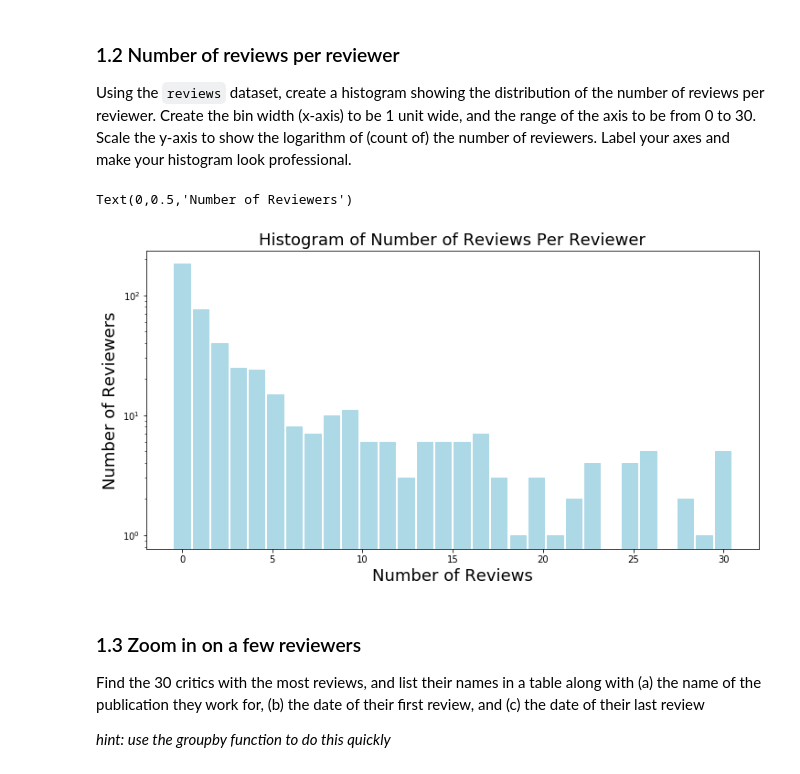
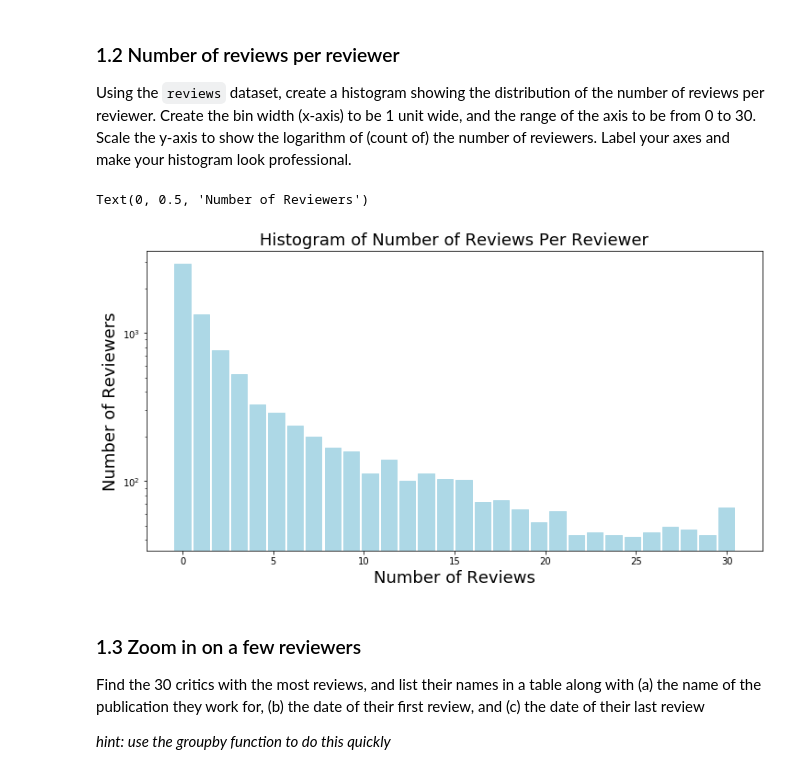
Before and after one commit to codebotx/Movie-rating-prediction, a Jupyter notebook: Movie Rating Prediction Using Naive Bayes.ipynb, the cells around one changed output. Saved outputs shown, nothing was run; the diff lists cells and outputs as text; code cells hidden in the pictures.

```diff
--- a/Movie Rating Prediction Using Naive Bayes.ipynb
+++ b/Movie Rating Prediction Using Naive Bayes.ipynb
@@ -79,17 +79,17 @@ It is worth noting that the number of _unique_ quotes are different from the _to
 Using the `reviews` dataset, create a histogram showing the distribution of the number of reviews per reviewer.  Create the bin width (x-axis) to be 1 unit wide, and the range of the axis to be from 0 to 30.  Scale the y-axis to show the logarithm of (count of) the number of reviewers.  Label your axes and make your histogram look professional.
 # %%
 reviews['count'] = 1
-reviewNum = reviews.groupby('critic').sum()['count']
+reviewNum = reviews.groupby('critic_name').sum()['count']
 
 plt.figure(figsize = (12,6))
 plt.hist(reviewNum, Color = 'lightblue', bins = 30, range = (0,30+1), align = 'left', rwidth = 0.85)
 plt.yscale('log', nonposy = 'clip')
 plt.title('Histogram of Number of Reviews Per Reviewer', fontsize = 18)
 plt.xlabel('Number of Reviews', fontsize = 18)
 plt.ylabel('Number of Reviewers', fontsize = 18)
 # %% [output]
-Text(0,0.5,'Number of Reviewers')
+Text(0, 0.5, 'Number of Reviewers')
-[figure, old version]
+[figure, new version]
 # %% [markdown]
 ### 1.3 Zoom in on a few reviewers
 Find the 30 critics with the most reviews, and list their names in a table along with (a) the name of the publication they work for, (b) the date of their first review, and (c) the date of their last review
```
Also changed, not shown: parts of 4 cells of this notebook.
